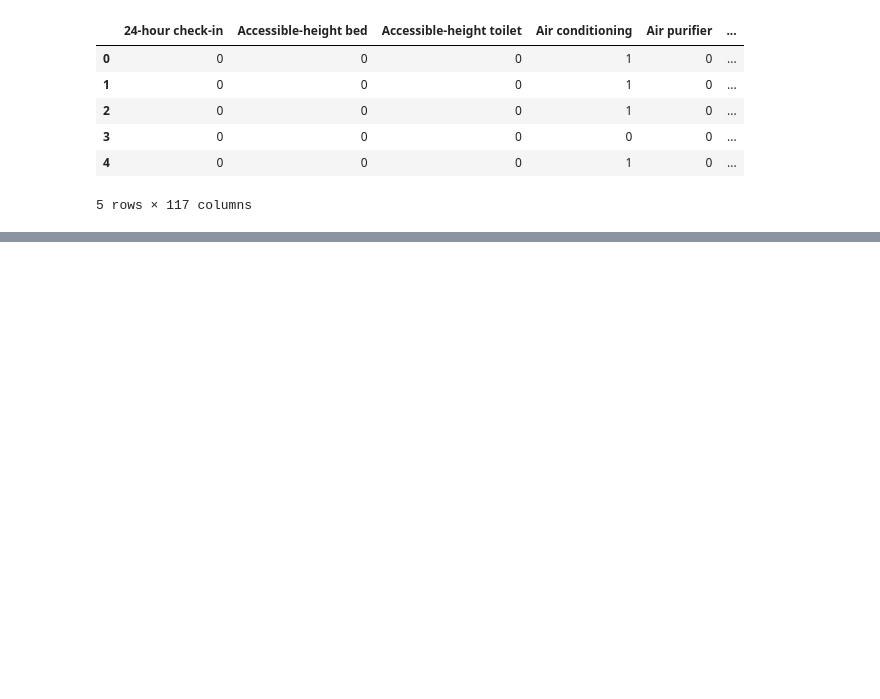
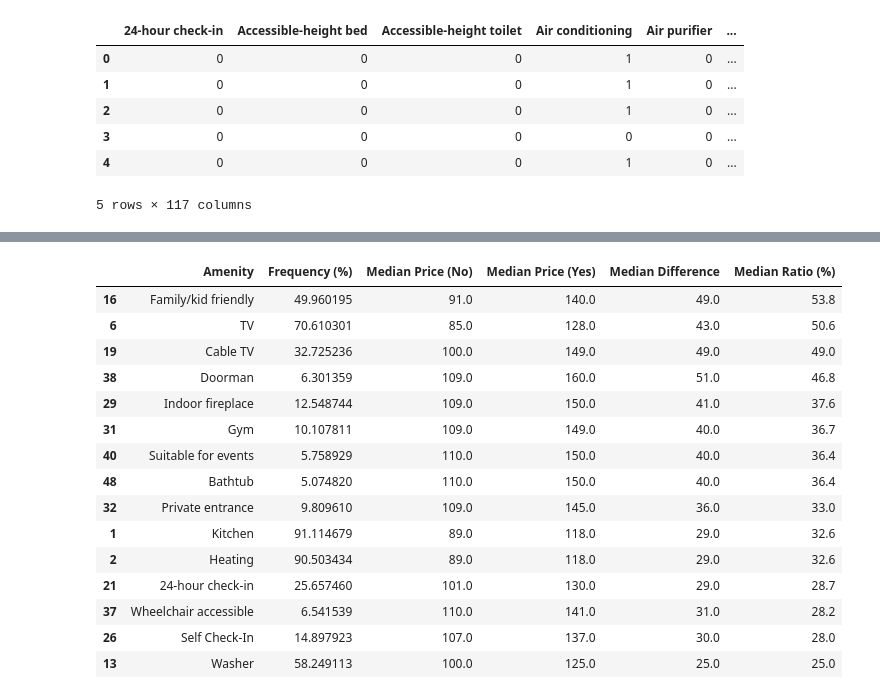
Before and after one commit to Car1LL/airbnb_prices_prediction, a Jupyter notebook: notebooks/00_EDA.ipynb, the cells around one changed output, grey strips where cells are left out. Cells and saved outputs as stored; diff of their text form; code cells hidden in the pictures; blank space fills up the shorter version.

```diff
--- a/notebooks/00_EDA.ipynb
+++ b/notebooks/00_EDA.ipynb
@@ -2695,3 +2699,11 @@ amenities_encoded.head()
 | 3 | 0 | 0 | 0 | 0 | 0 | ... |
 | 4 | 0 | 0 | 0 | 1 | 0 | ... |
 5 rows × 117 columns
+# %%
+amenities_frequency = amenities_encoded \
+    .mean() \
+    .mul(100) \
+    .sort_values(ascending=False) \
+    .round(2)
+
+amenities_frequency.head(20)
@@ -2697,0 +2760,26 @@ amenities_encoded.head()
+# %%
+selected_amenities = amenities_frequency[amenities_frequency >= 1].index
+
+summary = []
+
+for amenity in selected_amenities:
+    summary.append({
+        "Amenity": amenity,
+        "Frequency (%)": amenities_encoded[amenity].mean() * 100,
+        "Median Price (No)": df.loc[amenities_encoded[amenity] == 0]['price'].median(),
+        "Median Price (Yes)": df.loc[amenities_encoded[amenity] == 1]['price'].median()
+    })
+
+amenities_summary = pd.DataFrame(summary)
+
+amenities_summary['Median Difference'] = (
+    amenities_summary['Median Price (Yes)'] -
+    amenities_summary['Median Price (No)']
+)
+
+amenities_summary['Median Ratio (%)'] = (
+    amenities_summary['Median Price (Yes)'] /
+    amenities_summary['Median Price (No)'] - 1
+) * 100
+
+amenities_summary['Median Ratio (%)'] = amenities_summary['Median Ratio (%)'].round(1)
@@ -2697,0 +2828,25 @@ amenities_encoded.head()
+# %%
+top15_amenities = amenities_summary[amenities_summary['Frequency (%)'] >= 5]
+
+top15_amenities = top15_amenities.sort_values('Median Ratio (%)', ascending=False)
+
+top15_amenities = top15_amenities.head(15)
+
+top15_amenities
+# %% [output]
+|  | Amenity | Frequency (%) | Median Price (No) | Median Price (Yes) | Median Difference | Median Ratio (%) |
+| 16 | Family/kid friendly | 49.960195 | 91.0 | 140.0 | 49.0 | 53.8 |
+| 6 | TV | 70.610301 | 85.0 | 128.0 | 43.0 | 50.6 |
+| 19 | Cable TV | 32.725236 | 100.0 | 149.0 | 49.0 | 49.0 |
+| 38 | Doorman | 6.301359 | 109.0 | 160.0 | 51.0 | 46.8 |
+| 29 | Indoor fireplace | 12.548744 | 109.0 | 150.0 | 41.0 | 37.6 |
+| 31 | Gym | 10.107811 | 109.0 | 149.0 | 40.0 | 36.7 |
+| 40 | Suitable for events | 5.758929 | 110.0 | 150.0 | 40.0 | 36.4 |
+| 48 | Bathtub | 5.074820 | 110.0 | 150.0 | 40.0 | 36.4 |
+| 32 | Private entrance | 9.809610 | 109.0 | 145.0 | 36.0 | 33.0 |
+| 1 | Kitchen | 91.114679 | 89.0 | 118.0 | 29.0 | 32.6 |
+| 2 | Heating | 90.503434 | 89.0 | 118.0 | 29.0 | 32.6 |
+| 21 | 24-hour check-in | 25.657460 | 101.0 | 130.0 | 29.0 | 28.7 |
+| 37 | Wheelchair accessible | 6.541539 | 110.0 | 141.0 | 31.0 | 28.2 |
+| 26 | Self Check-In | 14.897923 | 107.0 | 137.0 | 30.0 | 28.0 |
+| 13 | Washer | 58.249113 | 100.0 | 125.0 | 25.0 | 25.0 |
```
Also changed, not shown: parts of 15 cells of this notebook.
